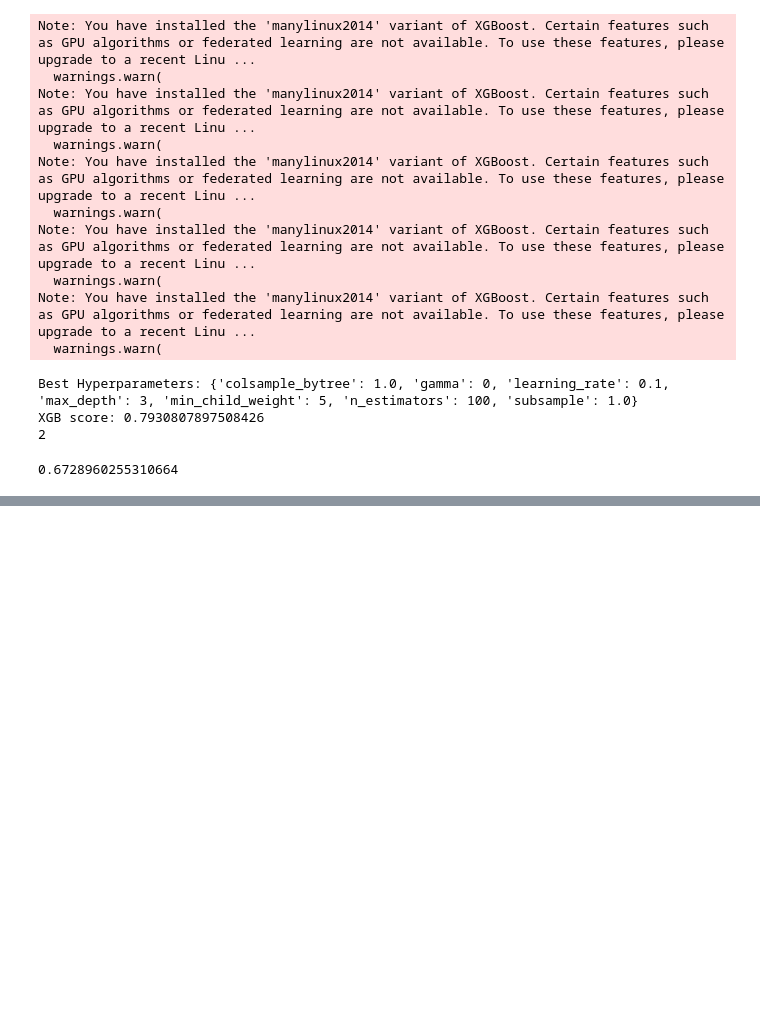
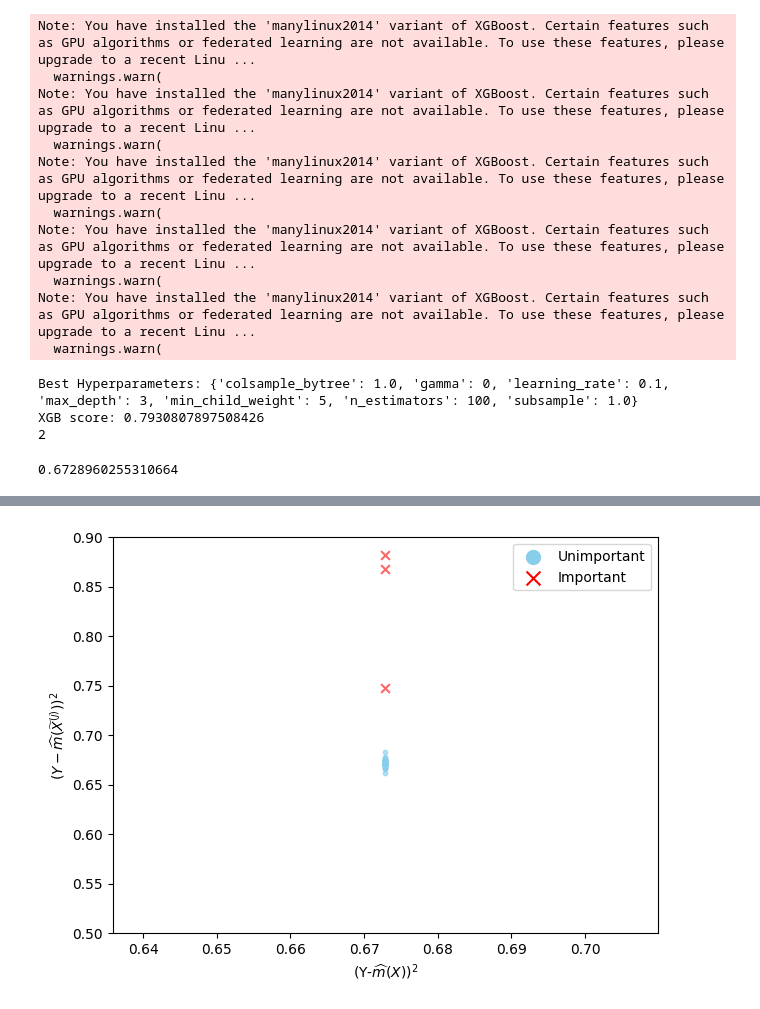
Before and after one commit to AngelReyero/Variable_Importance, a Jupyter notebook: CPI-Knockoffs.ipynb, the cells around one changed output, grey strips where cells are left out. Cells and saved outputs as stored; diff of their text form; code cells hidden in the pictures; blank space fills up the shorter version.

```diff
--- a/CPI-Knockoffs.ipynb
+++ b/CPI-Knockoffs.ipynb
@@ -769,7 +769,8 @@ plt.show()
 ## No linear data
 $y=X_0X_1\mathbb{1}_{X_2>0}+2X_3X_4\mathbb{1}_{X_2<0}$
 # %%
-X,y=GenToysDataset(n=1000, d=500, cor='toep', k=2, mu=None, rho_toep=0.6)
+d=500
+X,y=GenToysDataset(n=1000, d=d, cor='toep', k=2, mu=None, rho_toep=0.6)
 
 
 scaler = StandardScaler()
@@ -1035,38 +1045,41 @@ df_y_test = pd.read_csv("results/results_csv_Angel/CPI-knockoffs/y_test-nolin500
 
 y_fitted = df_y_fitted.values.ravel()
 y_test=df_y_test.values.ravel()
+
 for j in range(d):
     y_cond_fitted=df_y_cond_fit["coord"+str(j)]
 
     if j<5:
         color="red"
         marker="x"
         size=40
     else:
         color="skyblue"
         marker="o"
         size=10
 
     plt.scatter(np.mean((y_fitted-y_test)**2),np.mean((y_test-y_cond_fitted)**2),  color=color, alpha=0.6, marker=marker, s=size)
        #axes[row, col].set_title(f"Covariate {i+1}")
 
 plt.xlabel(r"(Y-$\widehat{m}(X))^2$")
 plt.ylabel(r"$(Y-\widehat{m}(\widetilde{X}^{(j)}))^2$")
 
 handles = [
     plt.scatter([], [], marker='o', color='skyblue', s=100, label='Unimportant'),
     plt.scatter([], [], marker='x', color='red', s=100, label='Important')
 ]
 
 # Add the legend once with custom handles
 plt.legend(handles=handles)
-
+plt.ylim(0.5, 0.9)
 plt.tight_layout()
 # Save the figure
 plt.savefig('visualization/plots_Angel/plots_CPI-knockoffs/cpi_knockoff_nolin_d500_mean.pdf', dpi=300)
 
 # Show the plot
 plt.show()
+# %% [output]
+[figure, added]
 # %%
 d=X_train.shape[1]
 diff=np.zeros(d-5)
```
Also changed, not shown: parts of 15 cells of this notebook, 4 other files.
